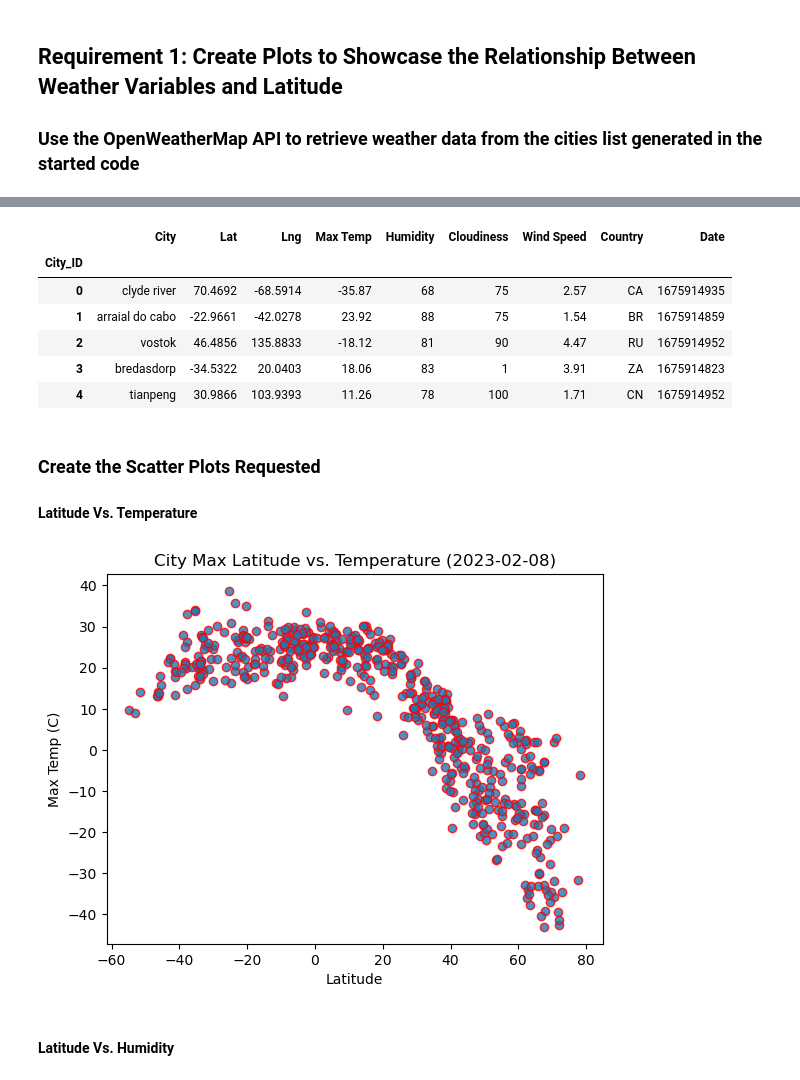
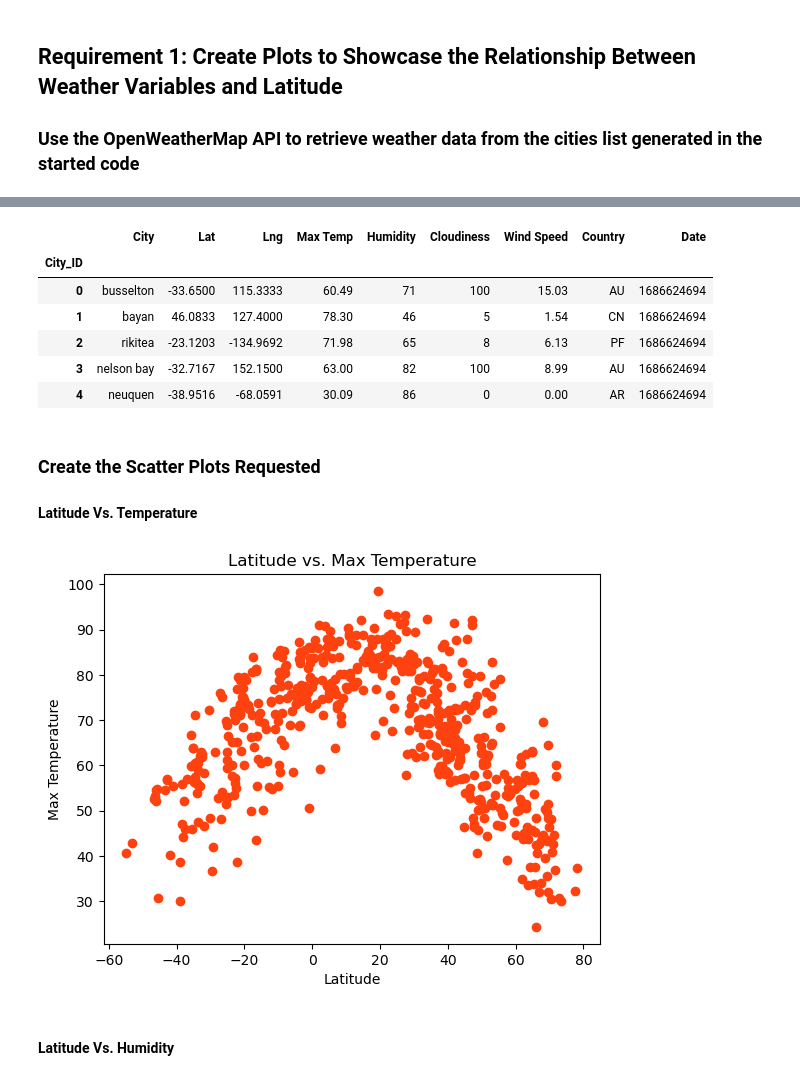
Before and after one commit to JonathanDiaz0/python-api-challenge, a Jupyter notebook: starter_code/WeatherPy.ipynb, the cells around one changed output, grey strips where cells are left out. Drawn from its saved outputs; the diff is of its cells as text; code cells hidden in the pictures.

```diff
--- a/starter_code/WeatherPy.ipynb
+++ b/starter_code/WeatherPy.ipynb
@@ -185,49 +197,41 @@ city_data_df.to_csv("../output_data/cities.csv", index_label="City_ID")
 # %%
 # Read saved data
-city_data_df = pd.read_csv("../output_data/cities.csv", index_col="City_ID")
+city_data_df = pd.read_csv("output_data/cities.csv", index_col="City_ID")
 
 # Display sample data
 city_data_df.head()
 # %% [output]
 |  | City | Lat | Lng | Max Temp | Humidity | Cloudiness | Wind Speed | Country | Date |
 | City_ID |  |  |  |  |  |  |  |  |  |
-| 0 | clyde river | 70.4692 | -68.5914 | -35.87 | 68 | 75 | 2.57 | CA | 1675914935 |
-| 1 | arraial do cabo | -22.9661 | -42.0278 | 23.92 | 88 | 75 | 1.54 | BR | 1675914859 |
-| 2 | vostok | 46.4856 | 135.8833 | -18.12 | 81 | 90 | 4.47 | RU | 1675914952 |
-| 3 | bredasdorp | -34.5322 | 20.0403 | 18.06 | 83 | 1 | 3.91 | ZA | 1675914823 |
-| 4 | tianpeng | 30.9866 | 103.9393 | 11.26 | 78 | 100 | 1.71 | CN | 1675914952 |
+| 0 | busselton | -33.6500 | 115.3333 | 60.49 | 71 | 100 | 15.03 | AU | 1686624694 |
+| 1 | bayan | 46.0833 | 127.4000 | 78.30 | 46 | 5 | 1.54 | CN | 1686624694 |
+| 2 | rikitea | -23.1203 | -134.9692 | 71.98 | 65 | 8 | 6.13 | PF | 1686624694 |
+| 3 | nelson bay | -32.7167 | 152.1500 | 63.00 | 82 | 100 | 8.99 | AU | 1686624694 |
+| 4 | neuquen | -38.9516 | -68.0591 | 30.09 | 86 | 0 | 0.00 | AR | 1686624694 |
 # %% [markdown]
 ### Create the Scatter Plots Requested
 
 #### Latitude Vs. Temperature
+# %%
+# Build scatter plot for latitude vs. temperature
+# YOUR CODE HERE
+x_axis = city_data_df['Lat']
+y_axis_temp = city_data_df['Max Temp']
+color = '#FE420F'
 # %%
-# Build scatter plot for latitude vs. temperature
-plt.scatter(
-    city_data_df["Lat"],
-    city_data_df["Max Temp"],
-    edgecolor="red",
-    linewidths=1,
-    marker="o",
-    alpha=0.8,
-    label="Cities"
-
-
-
-)
-
 # Incorporate the other graph properties
-date= time.strftime("%Y-%m-%d")
-plt.title(f"City Max Latitude vs. Temperature ({date})")
-plt.xlabel("Latitude")
-plt.ylabel("Max Temp (C)")
-
+# YOUR CODE HERE
+plt.scatter(x_axis, y_axis_temp, color=color)
+plt.xlabel('Latitude')
+plt.ylabel('Max Temperature')
+plt.title('Latitude vs. Max Temperature')
 # Save the figure
-plt.savefig("../output_data/Fig1.png")
+plt.savefig("output_data/Fig1.png")
 
 # Show plot
 plt.show()
 # %% [output]
-[figure, old version]
+[figure, new version]
 # %% [markdown]
 #### Latitude Vs. Humidity
 # %%
```
Also changed, not shown: parts of 35 cells of this notebook, 18 other files.
